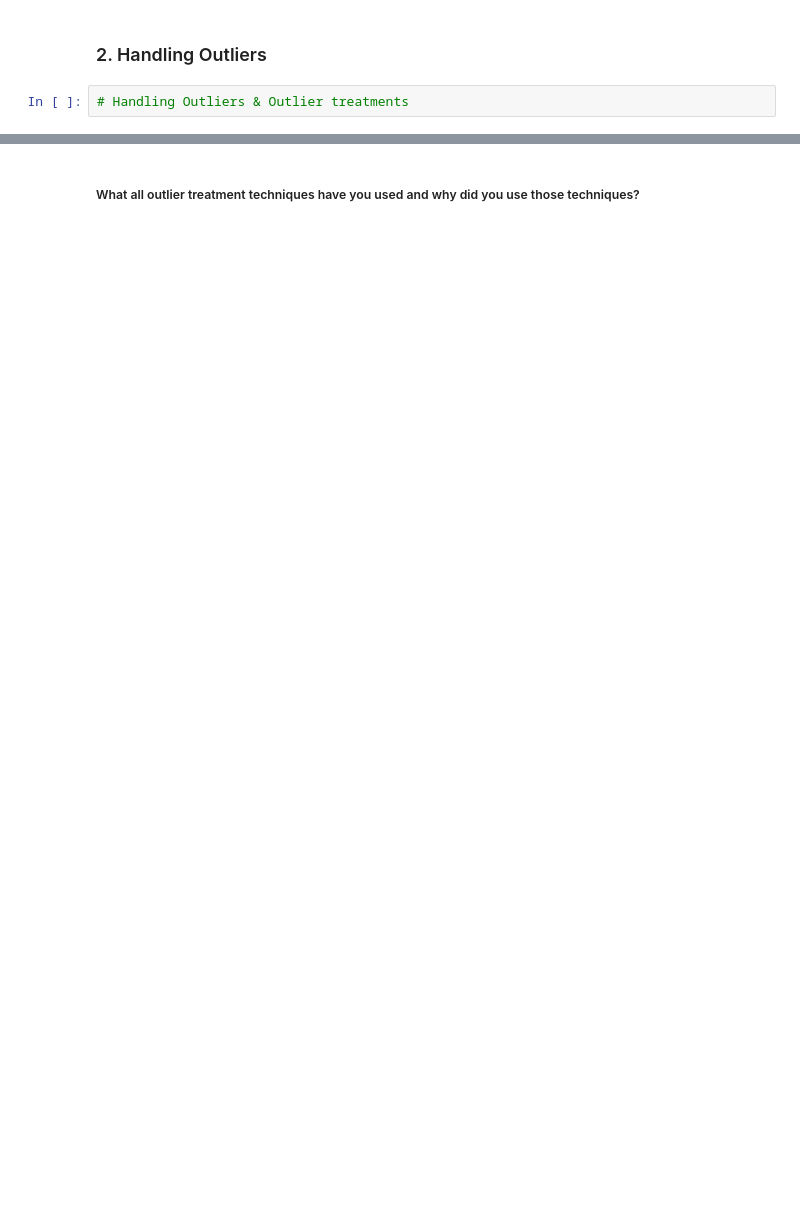
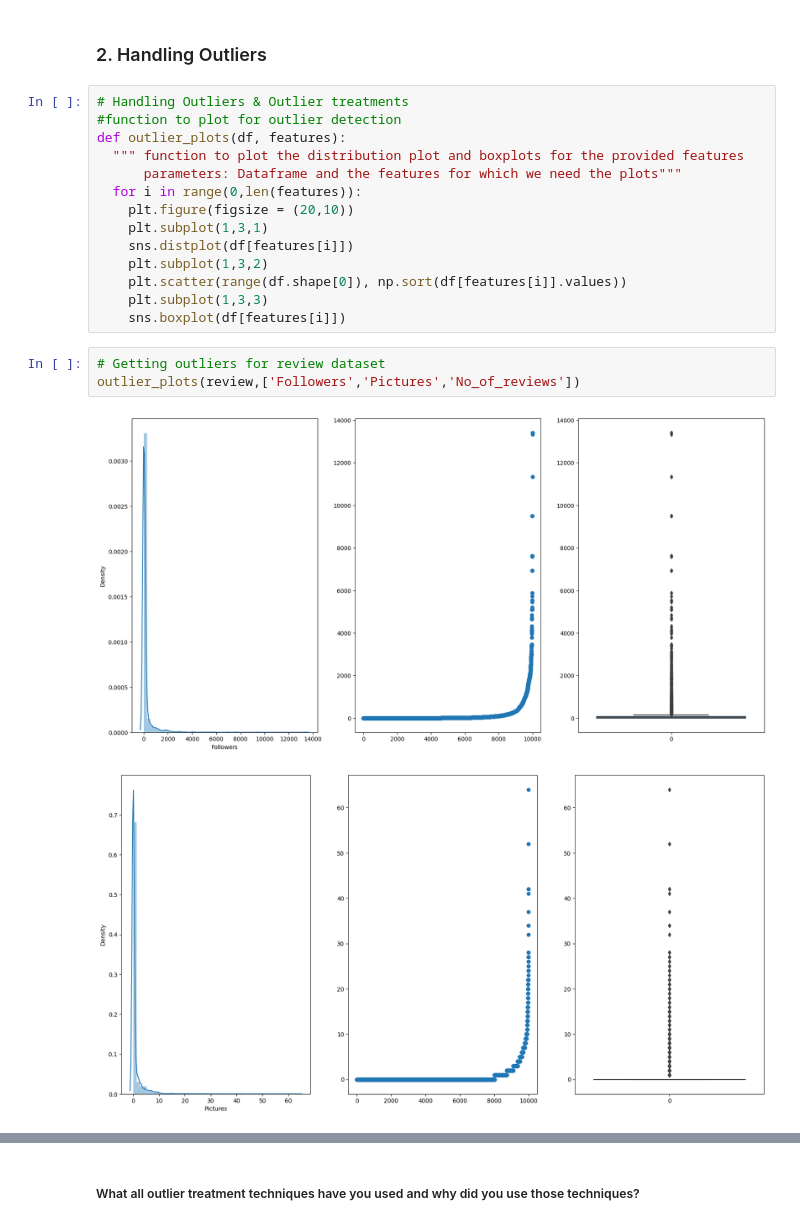
Before and after one commit to meenubenny/Zomato_Restaurant_Clustering_and_Sentiment_Analysis, a Jupyter notebook: Meenu_Benny_Zomato_Restaurant_Clustering_&_Sentiment_Analysis.ipynb, the cells around one changed output, grey strips where cells are left out. Saved outputs shown, nothing was run; the diff lists cells and outputs as text; blank space fills up the shorter version.

```diff
--- a/Meenu_Benny_Zomato_Restaurant_Clustering_&_Sentiment_Analysis.ipynb
+++ b/Meenu_Benny_Zomato_Restaurant_Clustering_&_Sentiment_Analysis.ipynb
@@ -1087,4 +1097,22 @@ Answer Here.
 # %% [markdown]
 ### 2. Handling Outliers
-# %%
-# Handling Outliers & Outlier treatments
+# %%
+# Handling Outliers & Outlier treatments
+#function to plot for outlier detection
+def outlier_plots(df, features):
+  """ function to plot the distribution plot and boxplots for the provided features
+      parameters: Dataframe and the features for which we need the plots"""
+  for i in range(0,len(features)):
+    plt.figure(figsize = (20,10))
+    plt.subplot(1,3,1)
+    sns.distplot(df[features[i]])
+    plt.subplot(1,3,2)
+    plt.scatter(range(df.shape[0]), np.sort(df[features[i]].values))
+    plt.subplot(1,3,3)
+    sns.boxplot(df[features[i]])
+# %%
+# Getting outliers for review dataset
+outlier_plots(review,['Followers','Pictures','No_of_reviews'])
+# %% [output]
+[figure, added]
+[figure, added]
```
Also changed, not shown: parts of 76 cells of this notebook.
